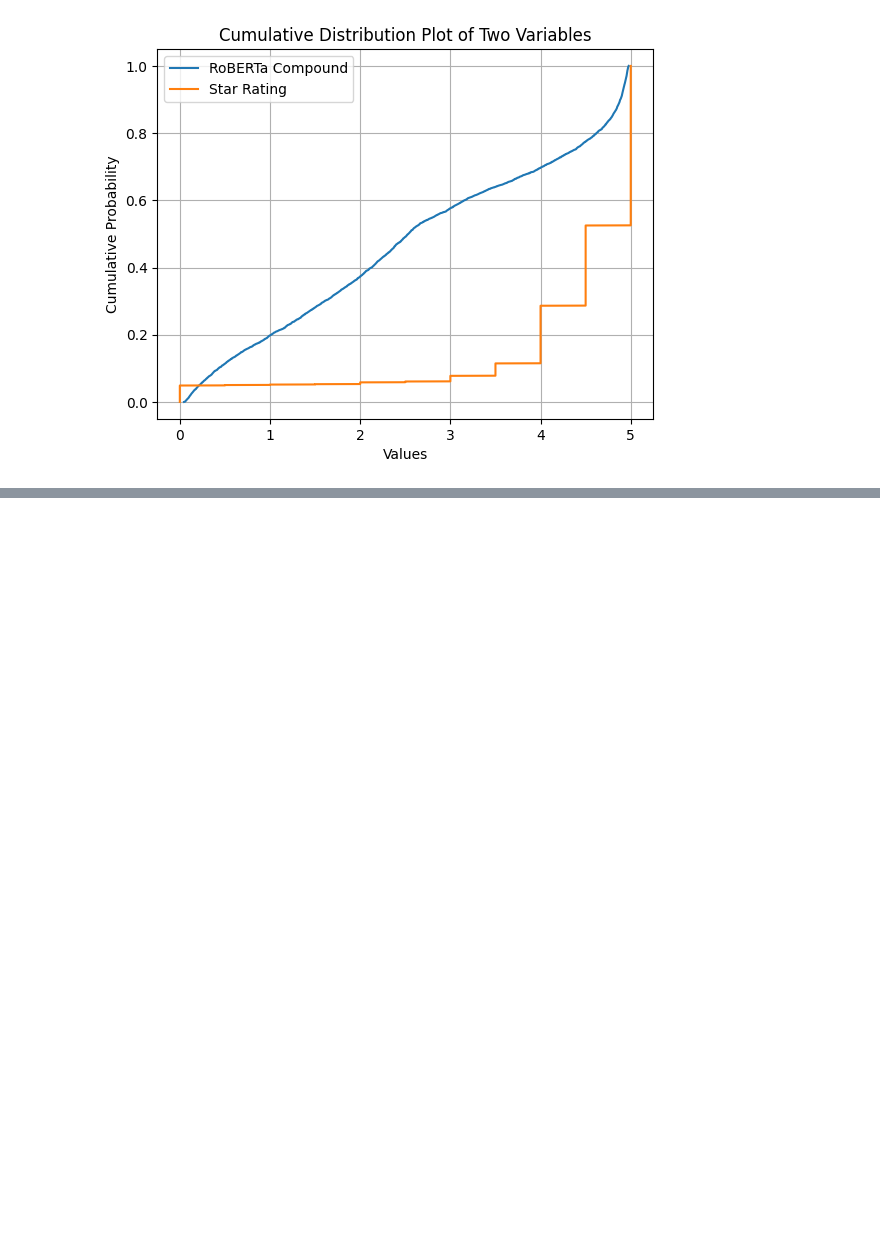
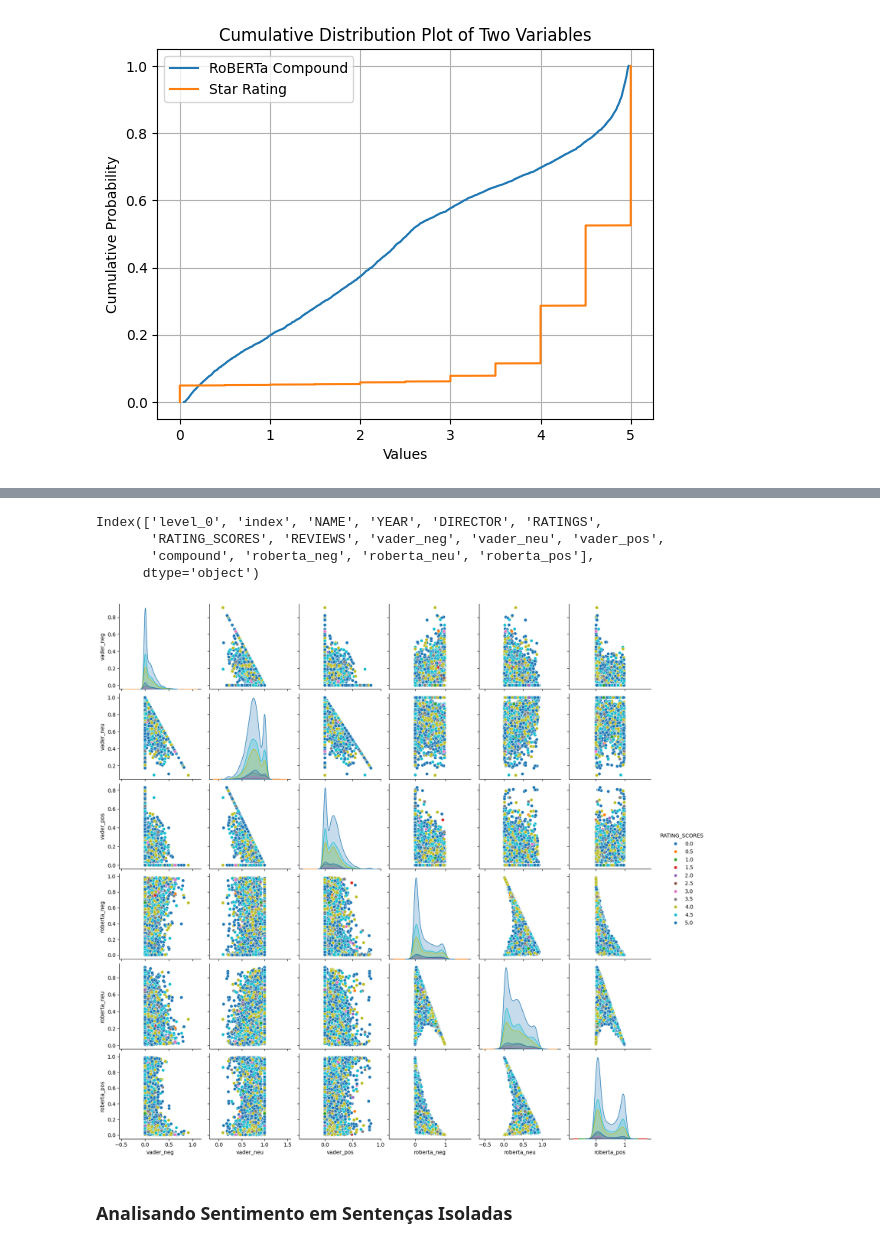
Before and after one commit to anycarolinys/projeto_NLP, a Jupyter notebook: NLP.ipynb, the cells around one changed output, grey strips where cells are left out. Drawn from its saved outputs; the diff is of its cells as text; code cells hidden in the pictures; blank space fills up the shorter version.

Commit message:
Comparison between models

```diff
--- a/NLP.ipynb
+++ b/NLP.ipynb
@@ -548,0 +551,10 @@ plt.show()
+# %%
+def models_scores(text):
+    vader = sia.polarity_scores(text)
+    roberta = roberta_polarity_scores(text)
+    joined = {**vader, **roberta}
+    return joined
+# %%
+scores = {}
+scores.update(reviews_df['REVIEWS'].apply(lambda review: models_scores(review)))
+scores
@@ -548,0 +579,23 @@ plt.show()
+# %%
+scores_df = pd.DataFrame(scores).T
+
+scores_df = scores_df.reset_index()
+scores_df = reviews_df.merge(scores_df, on='index', how='right')
+# %%
+# scores_df[scores_df['RATINGS'] == 'None']
+scores_df.rename(columns={"neg": "vader_neg", "neu": "vader_neu", "pos": "vader_pos"}, inplace=True)
+scores_df.columns
+# %% [output]
+Index(['level_0', 'index', 'NAME', 'YEAR', 'DIRECTOR', 'RATINGS',
+       'RATING_SCORES', 'REVIEWS', 'vader_neg', 'vader_neu', 'vader_pos',
+       'compound', 'roberta_neg', 'roberta_neu', 'roberta_pos'],
+      dtype='object')
+# %%
+sns.pairplot(data=scores_df, vars=['vader_neg', 'vader_neu', 'vader_pos',\
+                                  'roberta_neg', 'roberta_neu', 'roberta_pos'],
+                                  hue='RATING_SCORES', palette='tab10')
+plt.show()
+# %% [output]
+[figure, added]
+# %% [markdown]
+### **Analisando Sentimento em Sentenças Isoladas**
```
Also changed, not shown: parts of 27 cells of this notebook.
